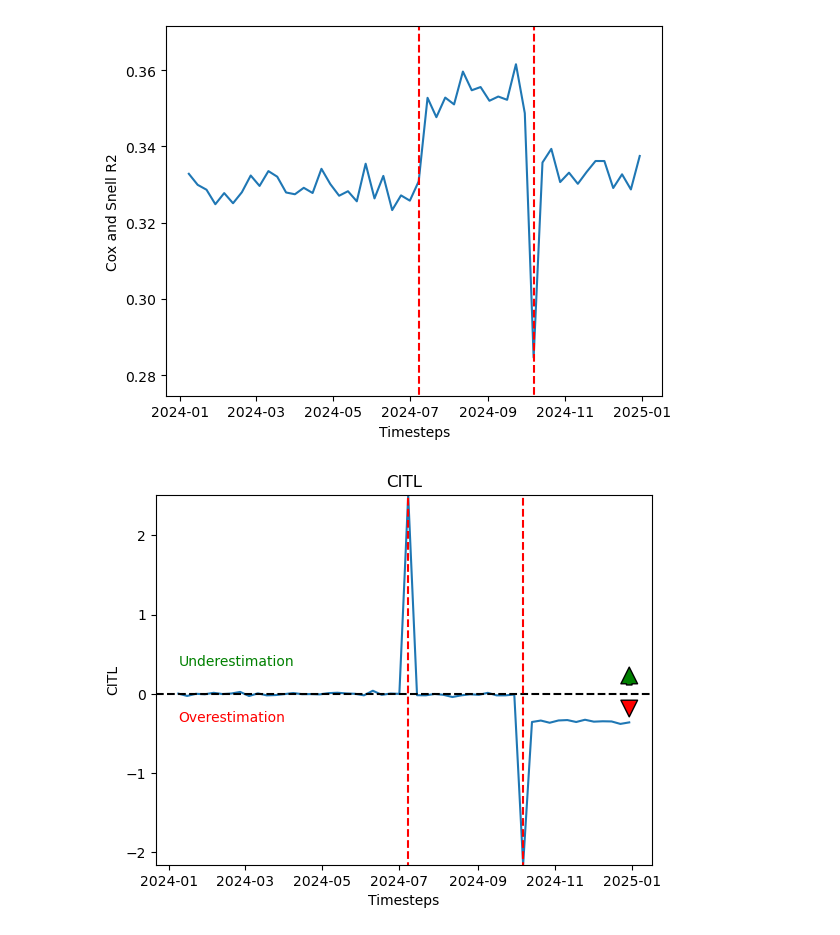
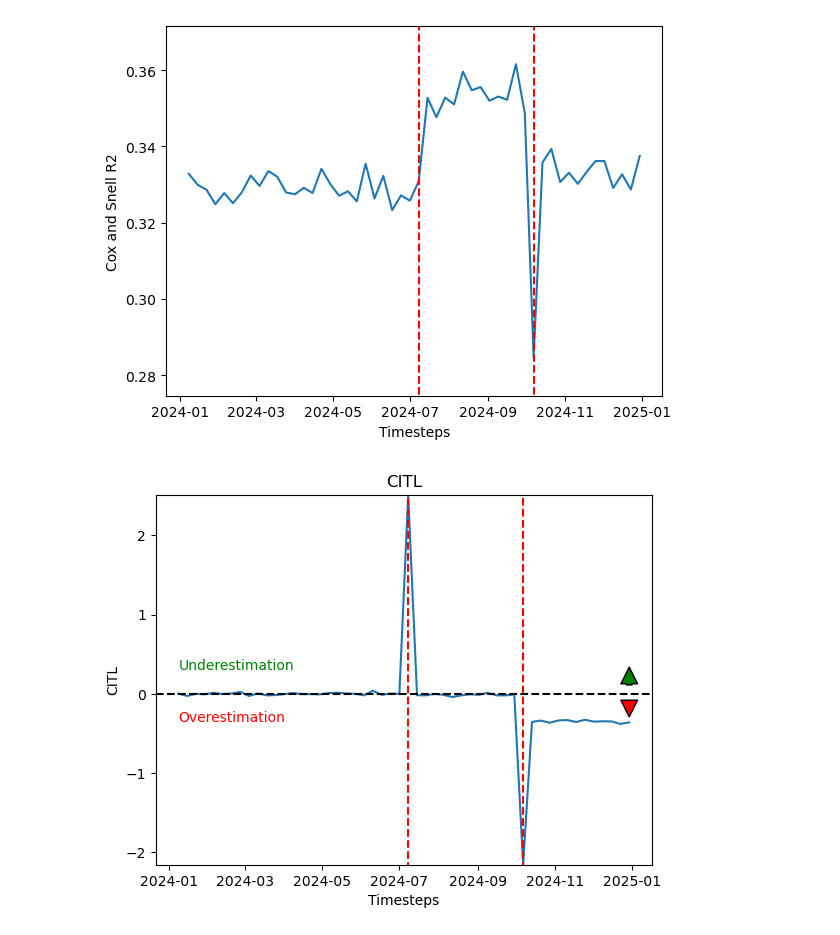
Before and after one commit to sdrelton/PREDICT, a Jupyter notebook: Examples/recalibration_example.ipynb, the cells around one changed output. Saved outputs shown, nothing was run; the diff lists cells and outputs as text; code cells hidden in the pictures.

```diff
--- a/Examples/recalibration_example.ipynb
+++ b/Examples/recalibration_example.ipynb
@@ -72,7 +72,8 @@ This class already implements the recalibration procedure.
 We then setup a PREDICT object and track the accuracy, as usual.
 # %%
 model = RecalibratePredictions()
-model.trigger = AccuracyThreshold(model=model, threshold=0.7)
+recalthreshold = 0.7
+model.trigger = AccuracyThreshold(model=model, threshold=recalthreshold)
 mytest = PREDICT(data=df, model=model, startDate='min', endDate='max', timestep='week')
 mytest.addLogHook(Accuracy(model))
 mytest.addLogHook(CalibrationSlope(model))
@@ -121,18 +133,18 @@ plt.show()
 # %%
 plt.figure()
 plt.plot(log['CITL'].keys(), log['CITL'].values())
 plt.axhline(y=0, color='black', linestyle='--')
 plt.annotate('', xy=(max(log['CITL'].keys()), 0.35), xytext=(max(log['CITL'].keys()), 0.1),
             arrowprops=dict(facecolor='green', shrink=0.05))
-plt.text(min(log['CITL'].keys()), 0.35, 'Underestimation', fontsize=10, color='green')
+plt.text(min(log['CITL'].keys()), 0.3, 'Underestimation', fontsize=10, color='green')
 plt.annotate('', xy=(max(log['CITL'].keys()), -0.3), xytext=(max(log['CITL'].keys()), -0.1),
             arrowprops=dict(facecolor='red', shrink=0.05))
 plt.text(min(log['CITL'].keys()), -0.35, 'Overestimation', fontsize=10, color='red')
 plt.vlines(log['Model Updated'].keys(), min(log['CITL'].values())-0.2, max(log['CITL'].values())+0.2, colors='r', linestyles='dashed')
 plt.ylim(min(log['CITL'].values()), max(log['CITL'].values()))
 plt.title('CITL')
 plt.xlabel('Timesteps')
 plt.ylabel('CITL')
 plt.show()
 # %% [output]
-[figure, old version]
+[figure, new version]
```
Also changed, not shown: parts of 2 cells of this notebook.
